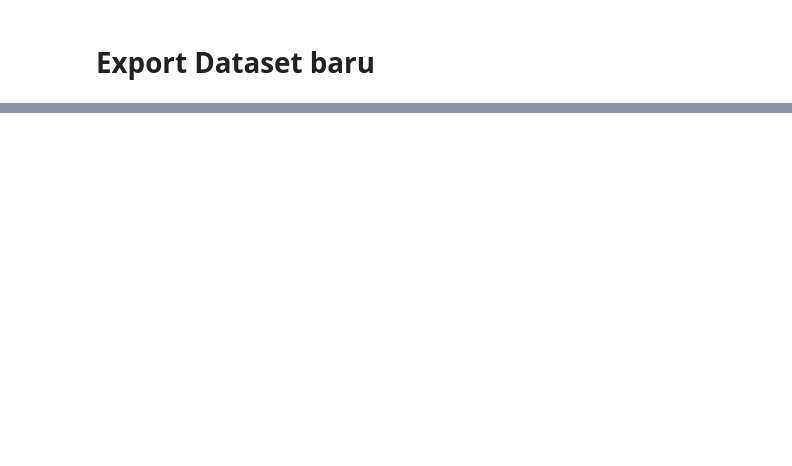
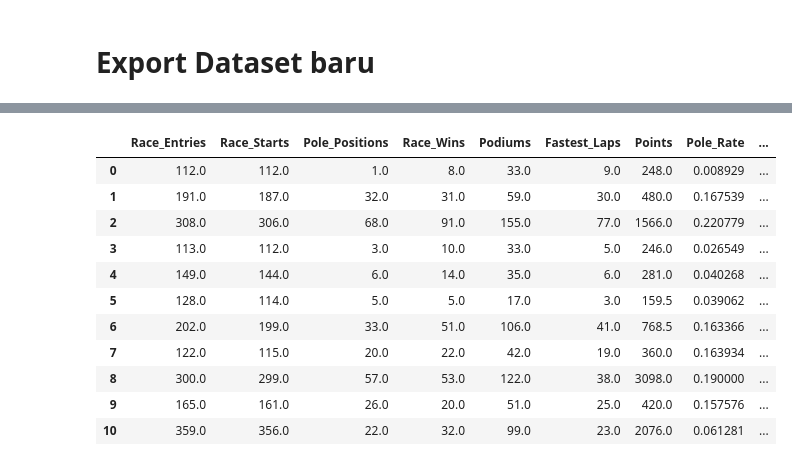
Before and after one commit to yusufmuhamaddd/Data_Mining, a Jupyter notebook: Formula_1_Drivers_Dataset.ipynb, the cells around one changed output, grey strips where cells are left out. Saved outputs shown, nothing was run; the diff lists cells and outputs as text; code cells hidden in the pictures; blank space fills up the shorter version.

```diff
--- a/Formula_1_Drivers_Dataset.ipynb
+++ b/Formula_1_Drivers_Dataset.ipynb
@@ -378,0 +595,10 @@ df.to_csv('/content/drive/My Drive/DataCleaned.csv', index=False)
+# %%
+model = keras.Sequential([
+    keras.layers.Dense(64, activation='relu', input_shape=(x_train.shape[1],)),
+    keras.layers.Dense(32, activation='relu'),
+    keras.layers.Dense(1, activation='softmax')
+])
+# %%
+model.compile(optimizer='adam', loss='binary_crossentropy', metrics=['accuracy'])
+# %%
+model.fit(x_train_norm, y_train, epochs=10, batch_size=32, validation_data=(x_test_norm, y_test))
@@ -378,0 +627,8 @@ df.to_csv('/content/drive/My Drive/DataCleaned.csv', index=False)
+# %%
+tf_pred_prob = model.predict(x_test_norm)
+
+tf_pred = np.argmax(tf_pred_prob, axis=1)
+
+tf_col = pd.DataFrame(tf_pred, columns=["tf_prediction"])
+
+final_data = pd.concat([combined_data, tf_col], axis=1)
@@ -378,0 +637,15 @@ df.to_csv('/content/drive/My Drive/DataCleaned.csv', index=False)
+# %%
+final_data
+# %% [output]
+|  | Race_Entries | Race_Starts | Pole_Positions | Race_Wins | Podiums | Fastest_Laps | Points | Pole_Rate | ... |
+| 0 | 112.0 | 112.0 | 1.0 | 8.0 | 33.0 | 9.0 | 248.0 | 0.008929 | ... |
+| 1 | 191.0 | 187.0 | 32.0 | 31.0 | 59.0 | 30.0 | 480.0 | 0.167539 | ... |
+| 2 | 308.0 | 306.0 | 68.0 | 91.0 | 155.0 | 77.0 | 1566.0 | 0.220779 | ... |
+| 3 | 113.0 | 112.0 | 3.0 | 10.0 | 33.0 | 5.0 | 246.0 | 0.026549 | ... |
+| 4 | 149.0 | 144.0 | 6.0 | 14.0 | 35.0 | 6.0 | 281.0 | 0.040268 | ... |
+| 5 | 128.0 | 114.0 | 5.0 | 5.0 | 17.0 | 3.0 | 159.5 | 0.039062 | ... |
+| 6 | 202.0 | 199.0 | 33.0 | 51.0 | 106.0 | 41.0 | 768.5 | 0.163366 | ... |
+| 7 | 122.0 | 115.0 | 20.0 | 22.0 | 42.0 | 19.0 | 360.0 | 0.163934 | ... |
+| 8 | 300.0 | 299.0 | 57.0 | 53.0 | 122.0 | 38.0 | 3098.0 | 0.190000 | ... |
+| 9 | 165.0 | 161.0 | 26.0 | 20.0 | 51.0 | 25.0 | 420.0 | 0.157576 | ... |
+| 10 | 359.0 | 356.0 | 22.0 | 32.0 | 99.0 | 23.0 | 2076.0 | 0.061281 | ... |
```
Also changed, not shown: parts of 49 cells of this notebook.
